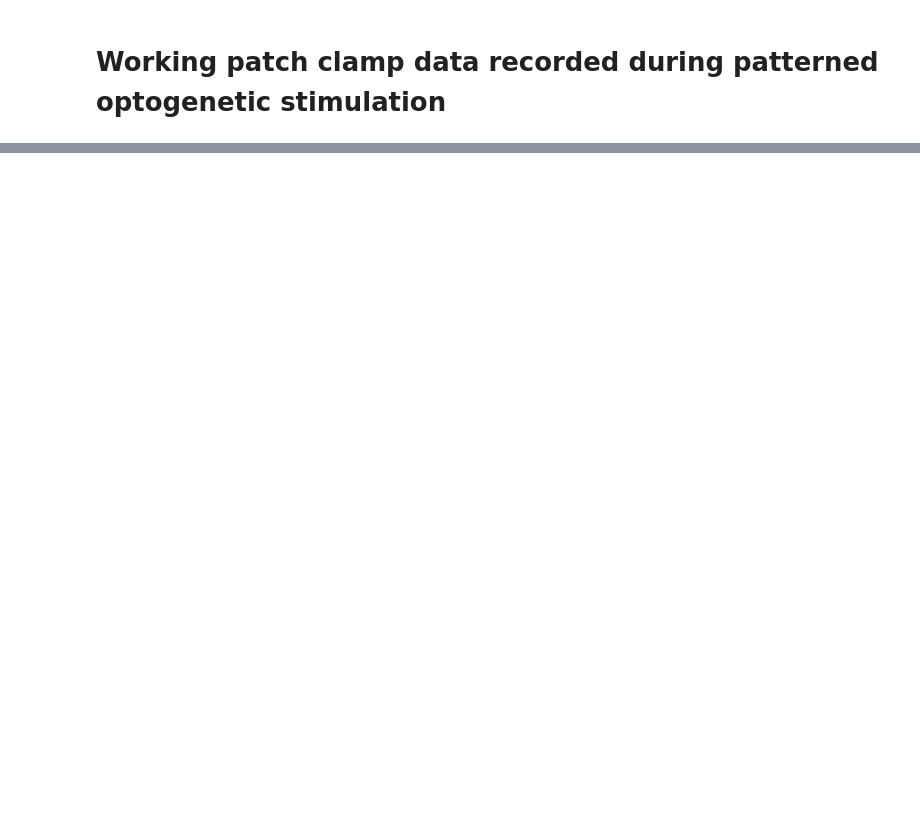
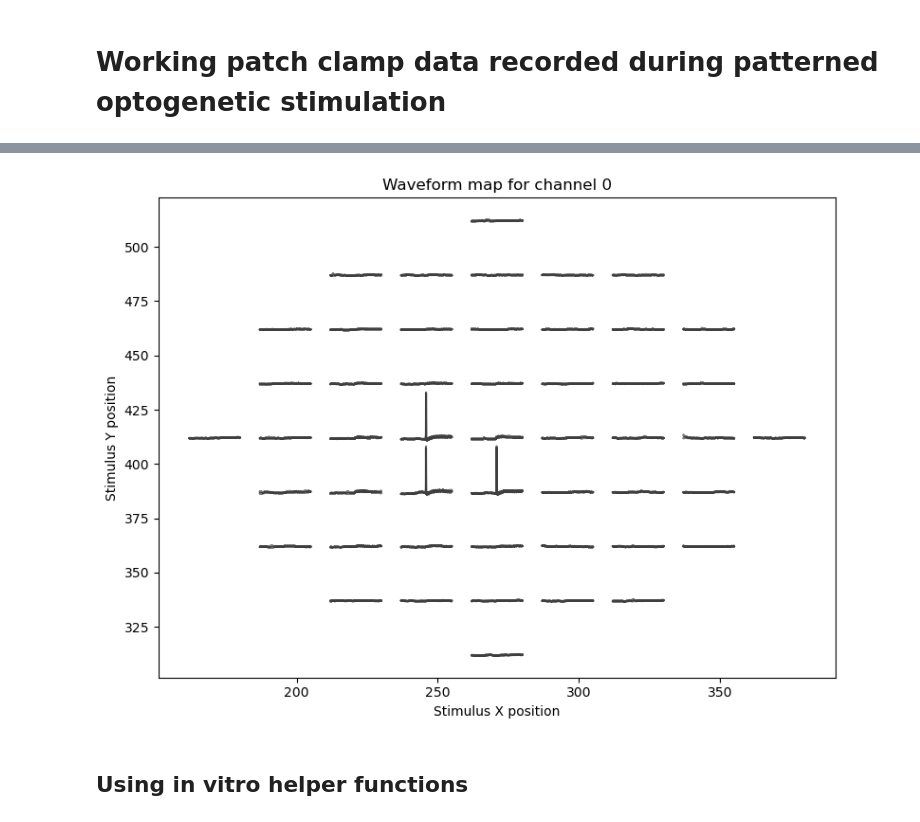
Before and after one commit to dbheadley/mimo_pack, a Jupyter notebook: tutorials/AnalyzePatternedOptoStimInVitro.ipynb, the cells around one changed output, grey strips where cells are left out. Cells and saved outputs as stored; diff of their text form; code cells hidden in the pictures; blank space fills up the shorter version.

```diff
--- a/tutorials/AnalyzePatternedOptoStimInVitro.ipynb
+++ b/tutorials/AnalyzePatternedOptoStimInVitro.ipynb
@@ -5,6 +13,5 @@ from mimo_pack.fileio.abf import load_abf_xr
 # %%
-abfpath = "D:\\BetaGamma\\project\\DH46\\Slice1\\Cell2\\25707017.abf"
-
-iv = load_abf_xr(abfpath)
-print(iv)
+abf_path = os.path.join('..','test_data','invitro','25707017.abf')
+rec = load_abf_xr(abf_path)
+print(rec)
 # %% [output]
@@ -125,0 +125,9 @@ def load_images_xr(directory_path: str, image_extensions: List[str] = None) -> x
+# %%
+print('Our recording protocol was {}'.format(rec.attrs['protocol']))
+
+# Extract the centers of mass for each pattern
+stim_cents = centers.data
+
+# add coordinate for stim_cents to iv
+rec.coords['stim_x'] = ('trial', np.tile(stim_cents[:,0],2))
+rec.coords['stim_y'] = ('trial', np.tile(stim_cents[:,1],2))
@@ -125,0 +156,14 @@ def load_images_xr(directory_path: str, image_extensions: List[str] = None) -> x
+# %%
+fig, ax = plt.subplots(figsize=(8, 6))
+rec_plot = rec.sel(channel=0, time=slice(0.9, 1.2))
+rec_plot = rec_plot - rec_plot.mean(dim='time')  # remove DC offset
+wave_map_xr(rec_plot, x_coord='stim_x', y_coord='stim_y',
+            x_scale=0.003, y_scale=.2, ax=ax, alpha=0.5)
+ax.set_title('Waveform map for channel 0')
+ax.set_xlabel('Stimulus X position')
+ax.set_ylabel('Stimulus Y position')
+fig.tight_layout()
+# %% [output]
+[figure, added]
+# %% [markdown]
+## Using in vitro helper functions
```
Also changed, not shown: parts of 16 cells of this notebook, 8 other files.
